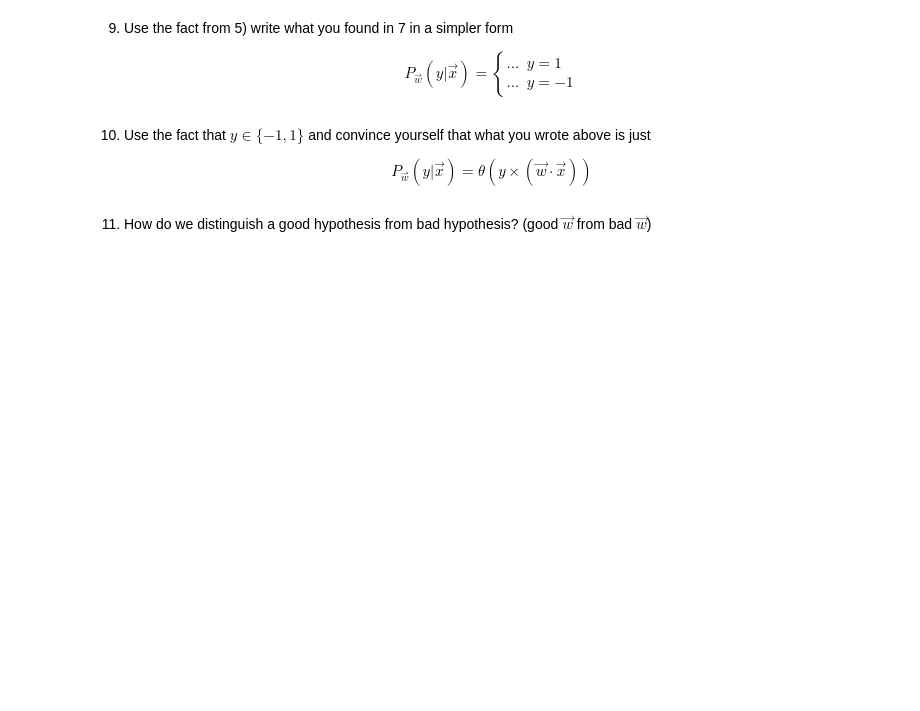
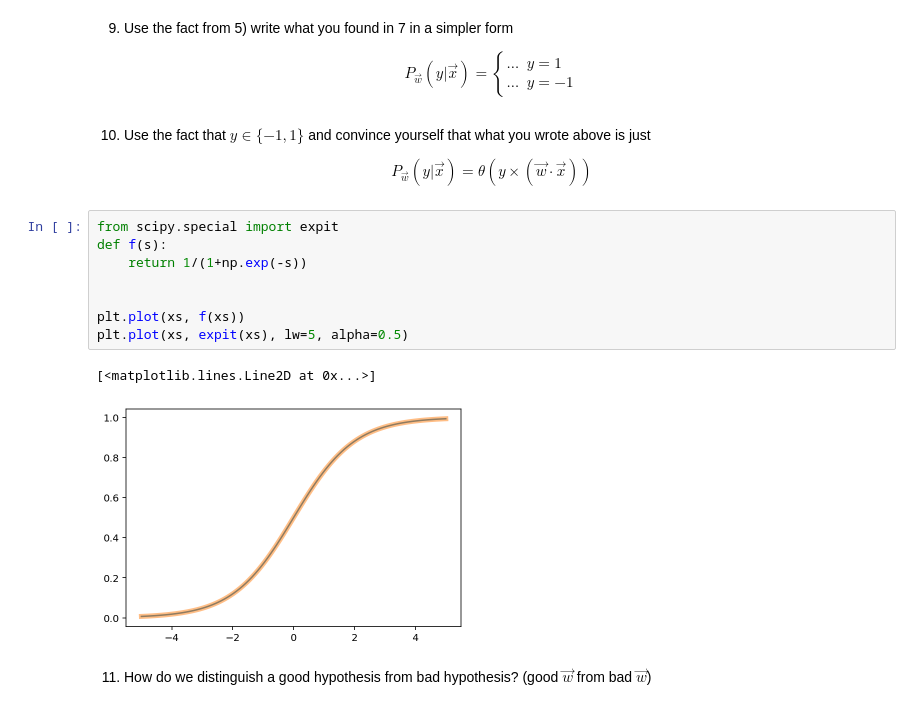
Before and after one commit to muic-pattern-rekt-2018/Exercise02-Logistic-Regression, a Jupyter notebook: Exercise 2 Logistic Regression.ipynb, the cells around one changed output. Cells and saved outputs as stored; diff of their text form; blank space fills up the shorter version.

```diff
--- a/Exercise 2 Logistic Regression.ipynb
+++ b/Exercise 2 Logistic Regression.ipynb
@@ -149,6 +170,17 @@ $$
 10) Use the fact that $y\in\{-1, 1\}$ and convince yourself that what you wrote above is just
 
 $$ P_\vec{w}\left(y|\vec{x} \right) = \theta\left(y \times \left( \vec{w} \cdot \vec{x} \right) \right)$$
+# %%
+from scipy.special import expit
+def f(s):
+    return 1/(1+np.exp(-s))
+
+
+plt.plot(xs, f(xs))
+plt.plot(xs, expit(xs), lw=5, alpha=0.5)
+# %% [output]
+[<matplotlib.lines.Line2D at 0x...>]
+[figure, added]
 # %% [markdown]
 11) How do we distinguish a good hypothesis from bad hypothesis? (good $\vec{w}$ from bad $\vec{w}$)
 # %% [markdown]
```
Also changed, not shown: parts of 13 cells of this notebook.
